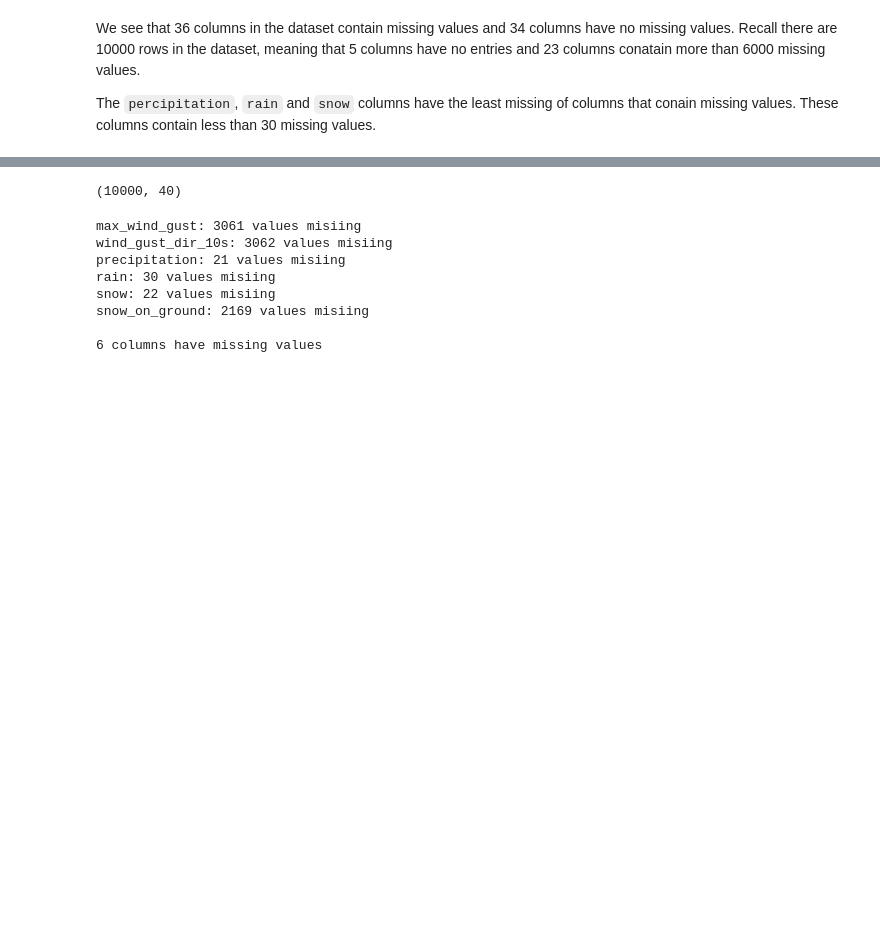
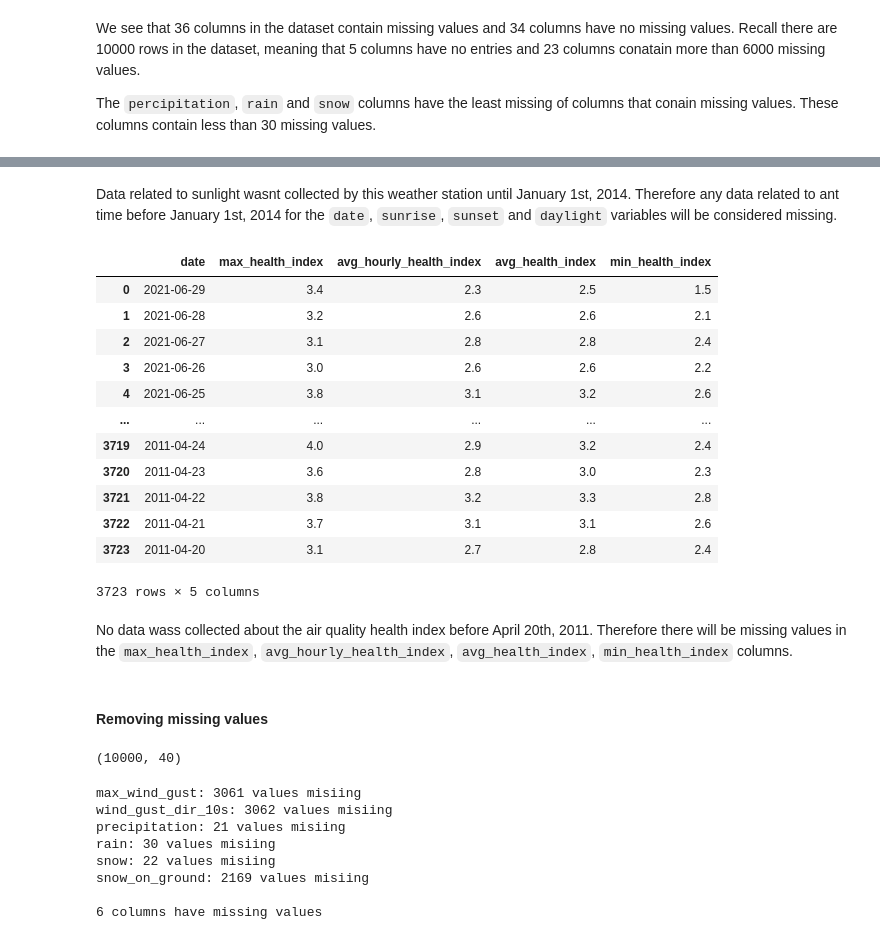
Before and after one commit to sampso29/Toronto-Rain-Prediction-, a Jupyter notebook: Toronto Rain Prediction.ipynb, the cells around one changed output, grey strips where cells are left out. Cells and saved outputs as stored; diff of their text form; code cells hidden in the pictures; blank space fills up the shorter version.

```diff
--- a/Toronto Rain Prediction.ipynb
+++ b/Toronto Rain Prediction.ipynb
@@ -190,3 +231,26 @@ The `percipitation`, `rain` and `snow` columns have the least missing of columns
+# %% [markdown]
+Data related to sunlight wasnt collected by this weather station until January 1st, 2014. Therefore any data related to ant time before January 1st, 2014 for the `date`, `sunrise`, `sunset` and `daylight` variables will be considered missing.
+# %%
+healthindex_not_missing = dataset[dataset.max_health_index.notnull()]
+healthindex_not_missing[['date', 'max_health_index', 'avg_hourly_health_index', 'avg_health_index', 'min_health_index']]
+# %% [output]
+|  | date | max_health_index | avg_hourly_health_index | avg_health_index | min_health_index |
+| 0 | 2021-06-29 | 3.4 | 2.3 | 2.5 | 1.5 |
+| 1 | 2021-06-28 | 3.2 | 2.6 | 2.6 | 2.1 |
+| 2 | 2021-06-27 | 3.1 | 2.8 | 2.8 | 2.4 |
+| 3 | 2021-06-26 | 3.0 | 2.6 | 2.6 | 2.2 |
+| 4 | 2021-06-25 | 3.8 | 3.1 | 3.2 | 2.6 |
+| ... | ... | ... | ... | ... | ... |
+| 3719 | 2011-04-24 | 4.0 | 2.9 | 3.2 | 2.4 |
+| 3720 | 2011-04-23 | 3.6 | 2.8 | 3.0 | 2.3 |
+| 3721 | 2011-04-22 | 3.8 | 3.2 | 3.3 | 2.8 |
+| 3722 | 2011-04-21 | 3.7 | 3.1 | 3.1 | 2.6 |
+| 3723 | 2011-04-20 | 3.1 | 2.7 | 2.8 | 2.4 |
+3723 rows × 5 columns
+# %% [markdown]
+No data wass collected about the air quality health index before April 20th, 2011. Therefore there will be missing values in the `max_health_index`, `avg_hourly_health_index`, `avg_health_index`, `min_health_index` columns.
+# %% [markdown]
+#### Removing missing values
 # %%
 #drop columns that have more than 60% of their values missing
 dropped_cols = ['max_humidex', 'min_windchill', 'max_health_index', 'avg_hourly_health_index', 'avg_health_index',
```
Also changed, not shown: parts of 5 cells of this notebook.
